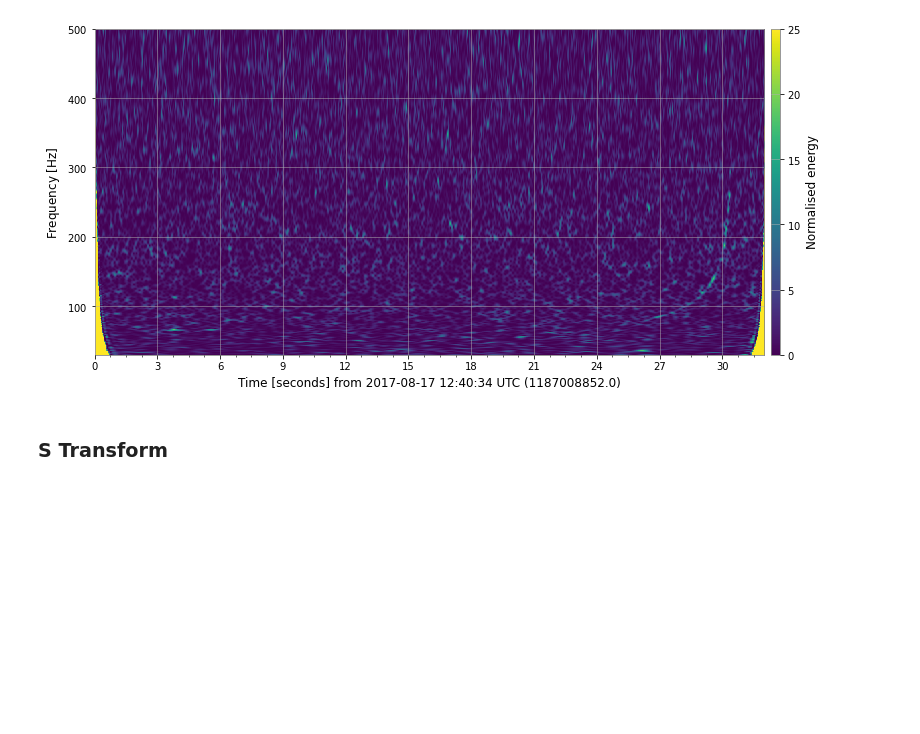
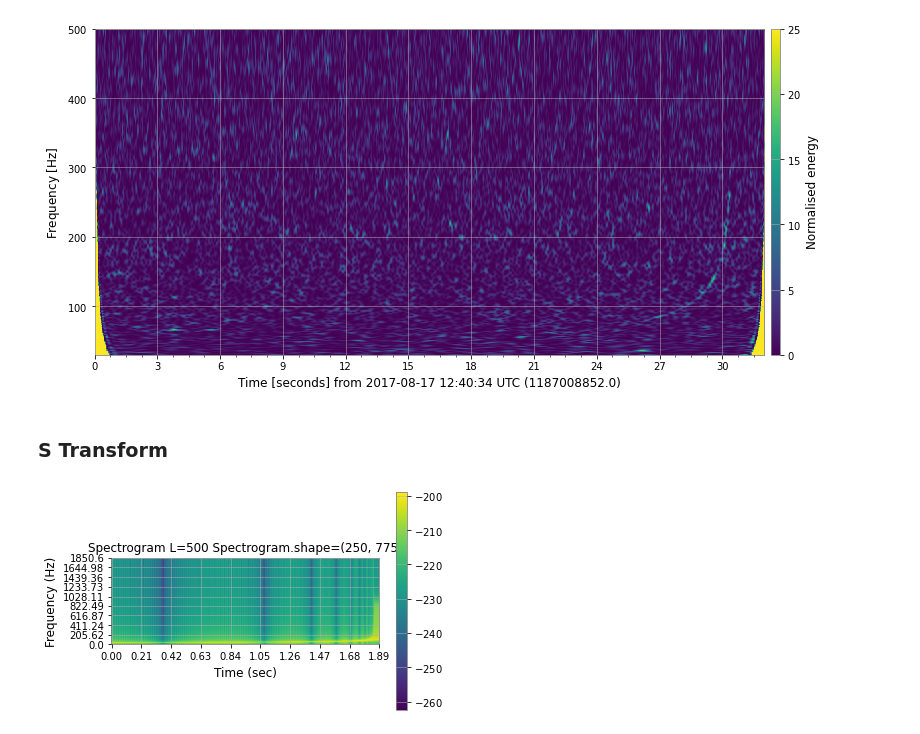
Before and after one commit to xli2522/GW-SignalGen, a Jupyter notebook: sqt.ipynb, the cells around one changed output. Drawn from its saved outputs; the diff is of its cells as text; code cells hidden in the pictures; blank space fills up the shorter version.

```diff
--- a/sqt.ipynb
+++ b/sqt.ipynb
@@ -197,6 +196,7 @@ print(testing_container)
 
 sample_times = property(hp.get_sample_times, doc="Array containing the sample times.")
 np_hp = np.vstack((hp.sample_times.numpy(), hp.numpy()))[1]        #pycbc.timeseries --> numpy.ndarray
+np_gw_save = np_hp
 plt.clf()
 plt.plot(np_hp)
 plt.show()
@@ -948,0 +1176,4 @@ sqt_interpolate Dev. Cat. 3 - 5
+# %%
+specs1 = STimeFrequency(np_gw_save, int(4096), 500, overlap=490, method='dtft').make_spectrogram()
+# %% [output]
+[figure, added]
```
Also changed, not shown: parts of 7 cells of this notebook.
